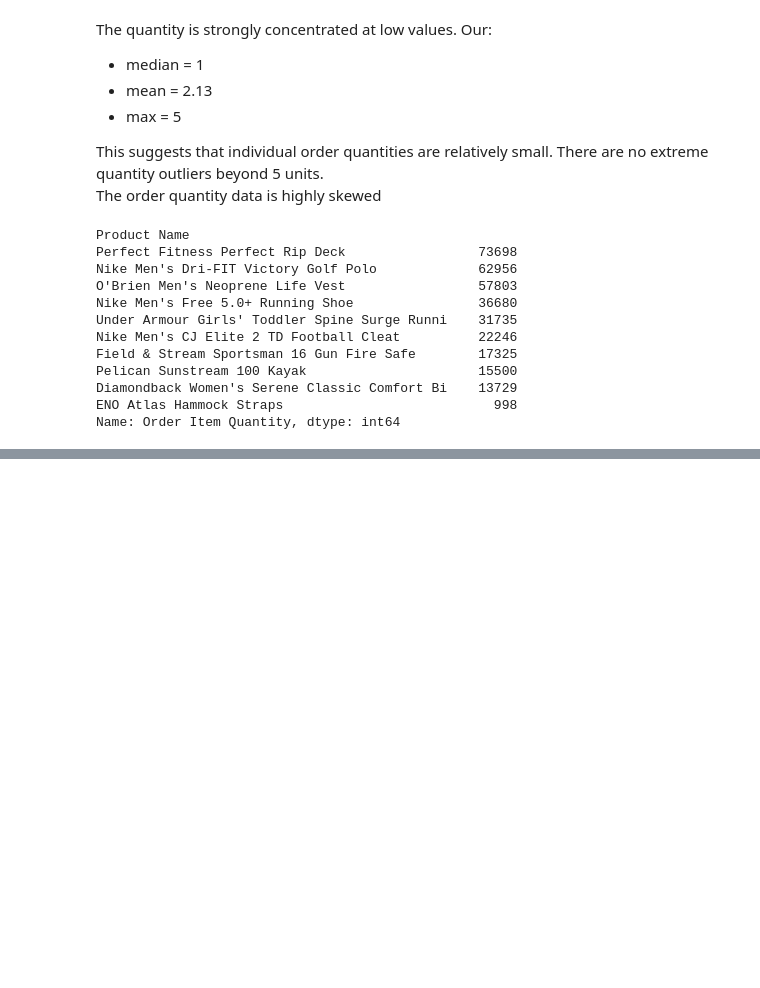
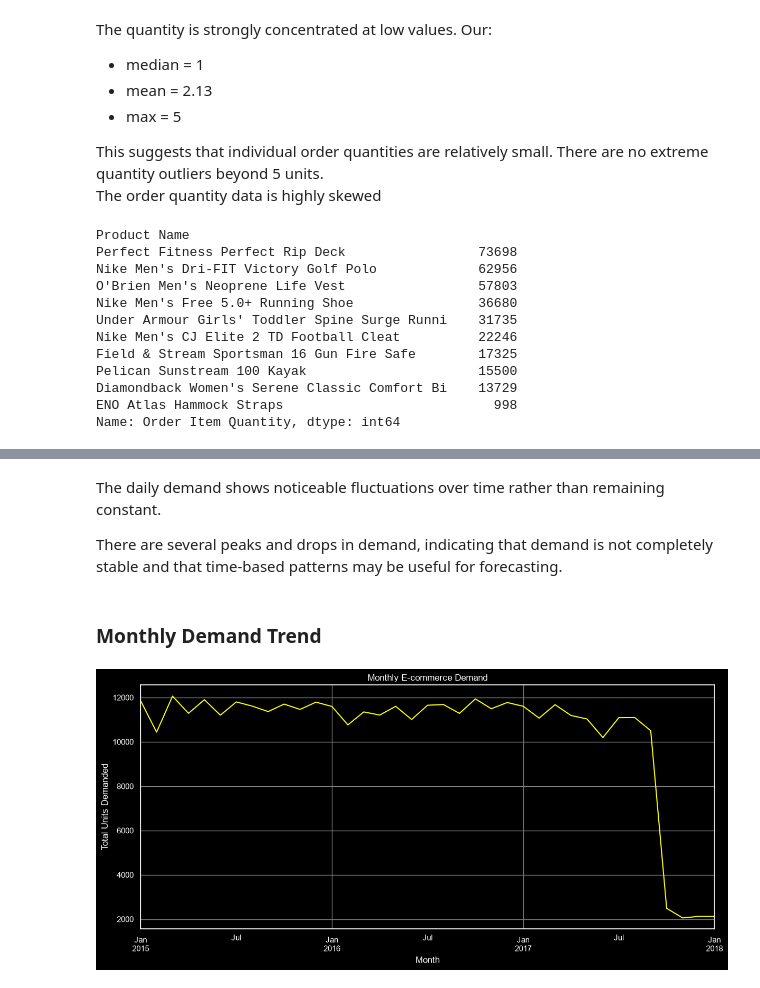
Before and after one commit to bhardwajharsh07/E-commerce-Demand-Forecasting, a Jupyter notebook: notebooks/01_eda.ipynb, the cells around one changed output, grey strips where cells are left out. Saved outputs shown, nothing was run; the diff lists cells and outputs as text; code cells hidden in the pictures; blank space fills up the shorter version.

```diff
--- a/notebooks/01_eda.ipynb
+++ b/notebooks/01_eda.ipynb
@@ -243,0 +315,21 @@ plt.show()
+# %% [markdown]
+The daily demand shows noticeable fluctuations over time rather than remaining constant.
+
+There are several peaks and drops in demand, indicating that demand is not completely stable and that time-based patterns may be useful for forecasting.
+# %% [markdown]
+### Monthly Demand Trend
+# %%
+monthly_demand = (
+    ecom_df.set_index("order date (DateOrders)")
+    .resample("ME")["Order Item Quantity"]
+    .sum()
+)
+
+plt.figure(figsize=(14, 6))
+monthly_demand.plot(color="yellow")
+plt.title("Monthly E-commerce Demand")
+plt.xlabel("Month")
+plt.ylabel("Total Units Demanded")
+plt.show()
+# %% [output]
+[figure, added]
```
Also changed, not shown: parts of 31 cells of this notebook.
